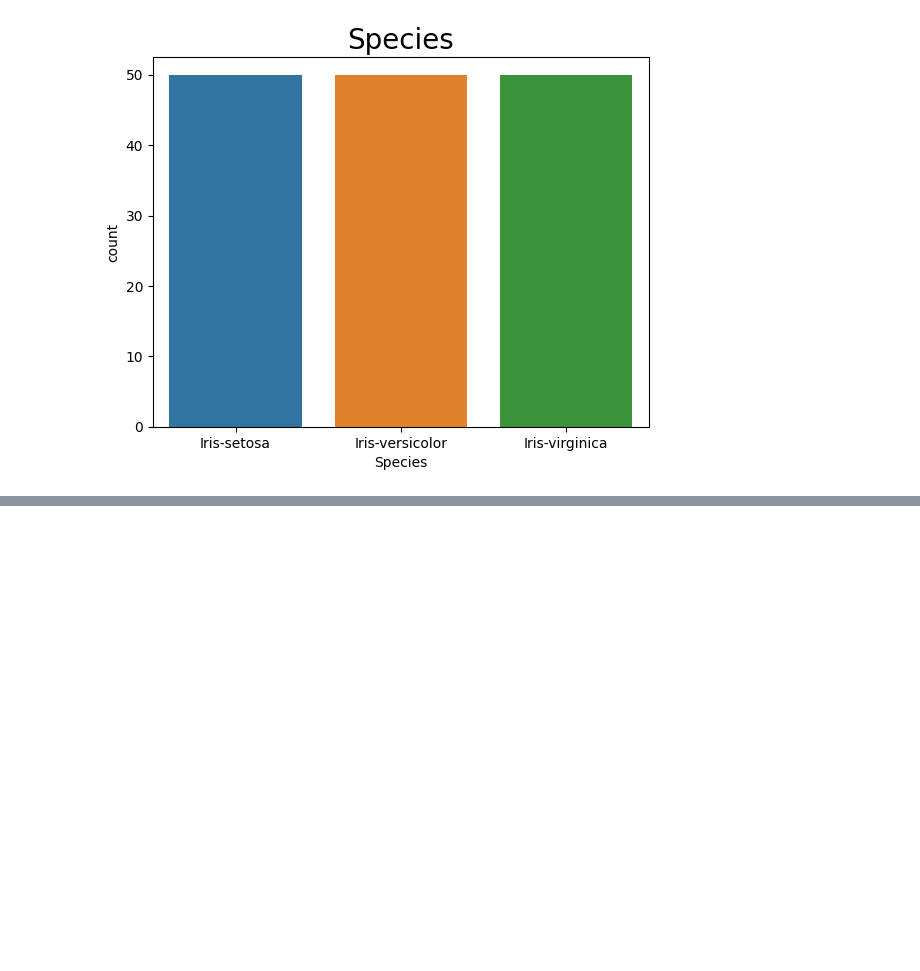
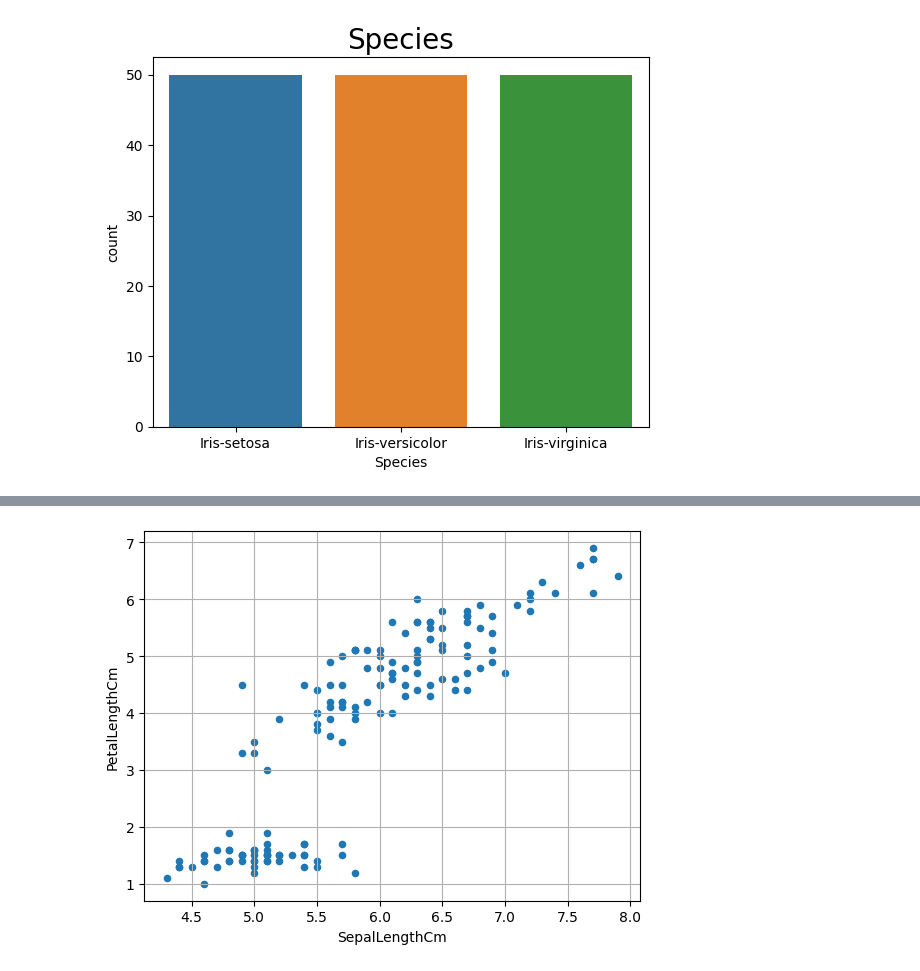
Before and after one commit to ShivaniMohite1/GRIP-The-Spark-Foundation, a Jupyter notebook: Spark_Foundation_Task_2.ipynb, the cells around one changed output, grey strips where cells are left out. Cells and saved outputs as stored; diff of their text form; code cells hidden in the pictures; blank space fills up the shorter version.

```diff
--- a/Spark_Foundation_Task_2.ipynb
+++ b/Spark_Foundation_Task_2.ipynb
@@ -128,0 +123,7 @@ plt.show()
+# %%
+df.plot(kind ="scatter",
+          x ='SepalLengthCm',
+          y ='PetalLengthCm')
+plt.grid()
+# %% [output]
+[figure, added]
```
Also changed, not shown: parts of 11 cells of this notebook.
